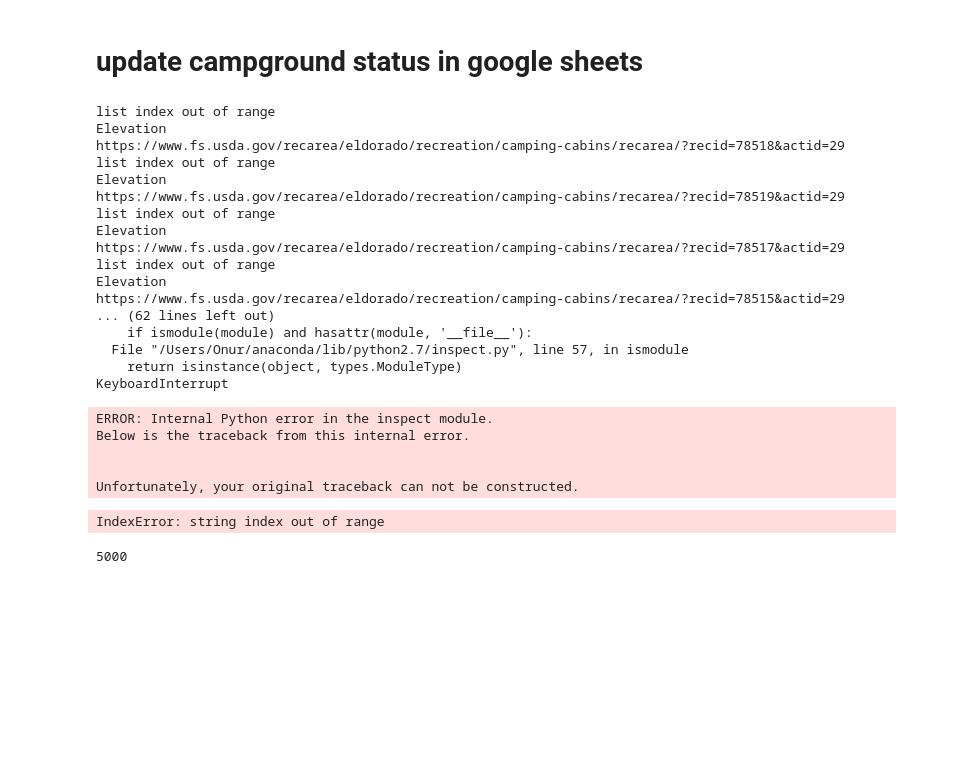
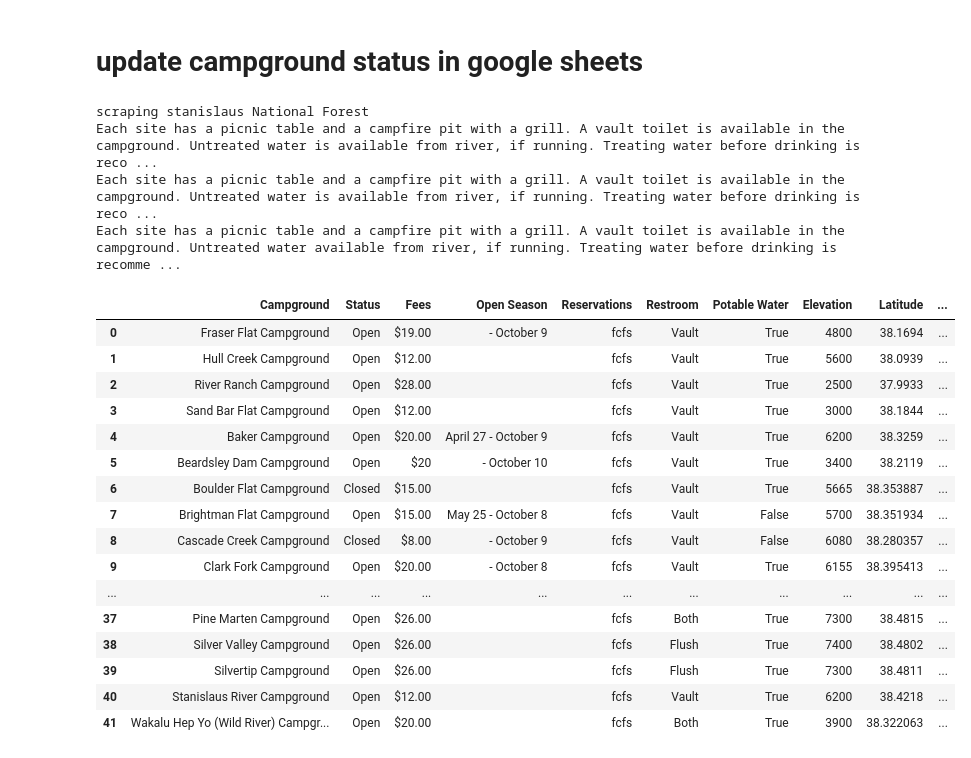
Before and after one commit to oerbilgin/campstatus, a Jupyter notebook: campstatus/Campground_status.ipynb, the cells around one changed output. Saved outputs shown, nothing was run; the diff lists cells and outputs as text; code cells hidden in the pictures; blank space fills up the shorter version.

```diff
--- a/campstatus/Campground_status.ipynb
+++ b/campstatus/Campground_status.ipynb
@@ -16,35 +10,26 @@ URLS = {
-# %%
-url = URLS['El Dorado']
-urls = get_campground_urls(url)
-df = scrape_campsite_data(urls)
-df = munge_campground_data(df)
-df.loc[:, 'Forest'] = forest
-# %% [output]
-list index out of range
-Elevation
-https://www.fs.usda.gov/recarea/eldorado/recreation/camping-cabins/recarea/?recid=78518&actid=29
-list index out of range
-Elevation
-https://www.fs.usda.gov/recarea/eldorado/recreation/camping-cabins/recarea/?recid=78519&actid=29
-list index out of range
-Elevation
-https://www.fs.usda.gov/recarea/eldorado/recreation/camping-cabins/recarea/?recid=78517&actid=29
-list index out of range
-Elevation
-https://www.fs.usda.gov/recarea/eldorado/recreation/camping-cabins/recarea/?recid=78515&actid=29
-... (62 lines left out)
-    if ismodule(module) and hasattr(module, '__file__'):
-  File "/Users/Onur/anaconda/lib/python2.7/inspect.py", line 57, in ismodule
-    return isinstance(object, types.ModuleType)
-KeyboardInterrupt
-ERROR: Internal Python error in the inspect module.
-Below is the traceback from this internal error.
-
-
-Unfortunately, your original traceback can not be constructed.
-IndexError: string index out of range
-# %%
-s = '5,000feet'
-int(''.join(re.findall('\d*', s)))
-# %% [output]
-5000
+# %%
+u= get_forest_urls(['stanislaus'])
+# %%
+scrape_all_forests(u)
+# %% [output]
+scraping stanislaus National Forest
+Each site has a picnic table and a campfire pit with a grill. A vault toilet is available in the campground. Untreated water is available from river, if running. Treating water before drinking is reco ...
+Each site has a picnic table and a campfire pit with a grill. A vault toilet is available in the campground. Untreated water is available from river, if running. Treating water before drinking is reco ...
+Each site has a picnic table and a campfire pit with a grill. A vault toilet is available in the campground. Untreated water available from river, if running. Treating water before drinking is recomme ...
+|  | Campground | Status | Fees | Open Season | Reservations | Restroom | Potable Water | Elevation | Latitude | ... |
+| 0 | Fraser Flat Campground | Open | $19.00 | - October 9 | fcfs | Vault | True | 4800 | 38.1694 | ... |
+| 1 | Hull Creek Campground | Open | $12.00 |  | fcfs | Vault | True | 5600 | 38.0939 | ... |
+| 2 | River Ranch Campground | Open | $28.00 |  | fcfs | Vault | True | 2500 | 37.9933 | ... |
+| 3 | Sand Bar Flat Campground | Open | $12.00 |  | fcfs | Vault | True | 3000 | 38.1844 | ... |
+| 4 | Baker Campground | Open | $20.00 | April 27 - October 9 | fcfs | Vault | True | 6200 | 38.3259 | ... |
+| 5 | Beardsley Dam Campground | Open | $20 | - October 10 | fcfs | Vault | True | 3400 | 38.2119 | ... |
+| 6 | Boulder Flat Campground | Closed | $15.00 |  | fcfs | Vault | True | 5665 | 38.353887 | ... |
+| 7 | Brightman Flat Campground | Open | $15.00 | May 25 - October 8 | fcfs | Vault | False | 5700 | 38.351934 | ... |
+| 8 | Cascade Creek Campground | Closed | $8.00 | - October 9 | fcfs | Vault | False | 6080 | 38.280357 | ... |
+| 9 | Clark Fork Campground | Open | $20.00 | - October 8 | fcfs | Vault | True | 6155 | 38.395413 | ... |
+| ... | ... | ... | ... | ... | ... | ... | ... | ... | ... | ... |
+| 37 | Pine Marten Campground | Open | $26.00 |  | fcfs | Both | True | 7300 | 38.4815 | ... |
+| 38 | Silver Valley Campground | Open | $26.00 |  | fcfs | Flush | True | 7400 | 38.4802 | ... |
+| 39 | Silvertip Campground | Open | $26.00 |  | fcfs | Flush | True | 7300 | 38.4811 | ... |
+| 40 | Stanislaus River Campground | Open | $12.00 |  | fcfs | Vault | True | 6200 | 38.4218 | ... |
+| 41 | Wakalu Hep Yo (Wild River) Campgr... | Open | $20.00 |  | fcfs | Both | True | 3900 | 38.322063 | ... |
```
Also changed, not shown: parts of 1 cell of this notebook, 2 other files.
